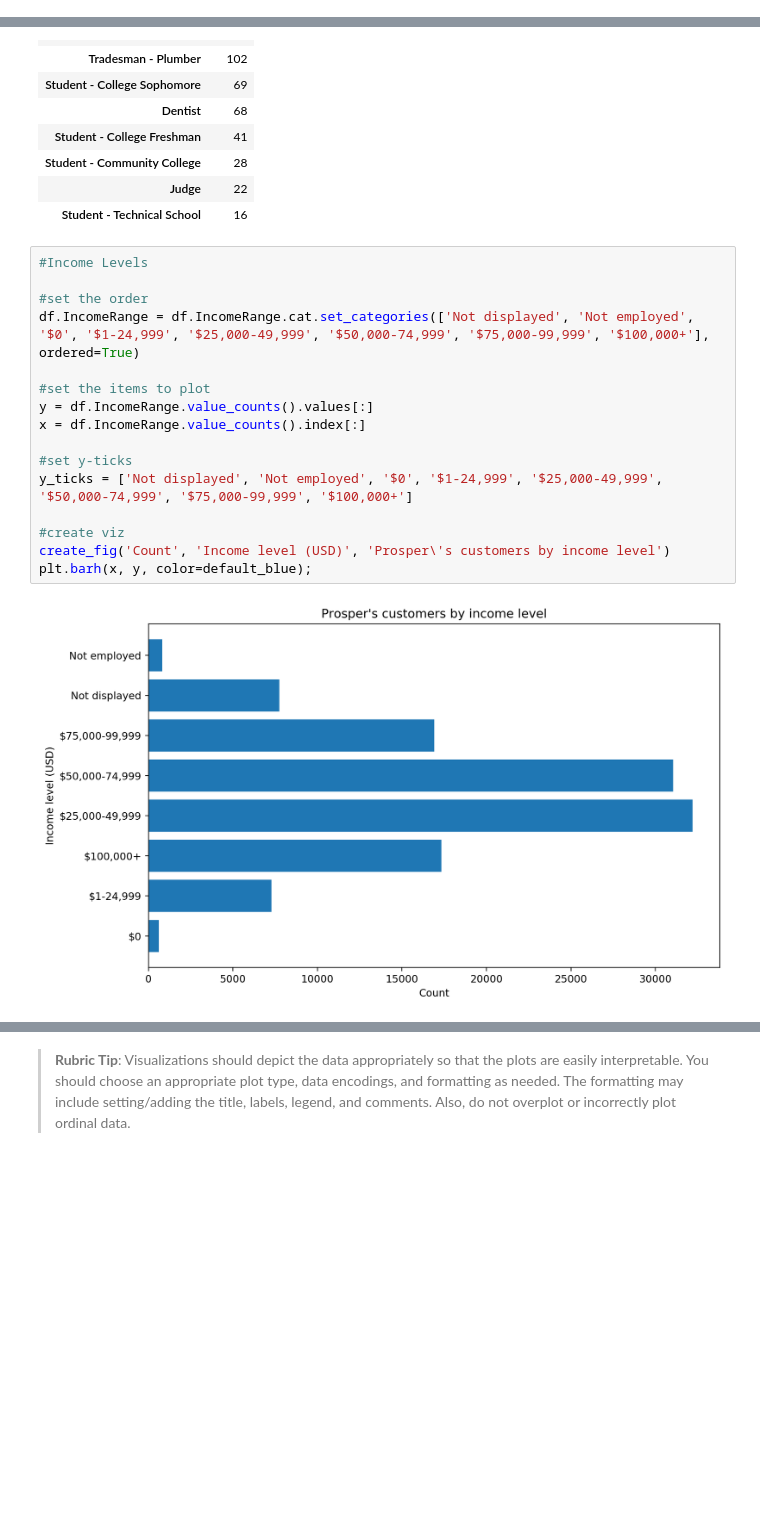
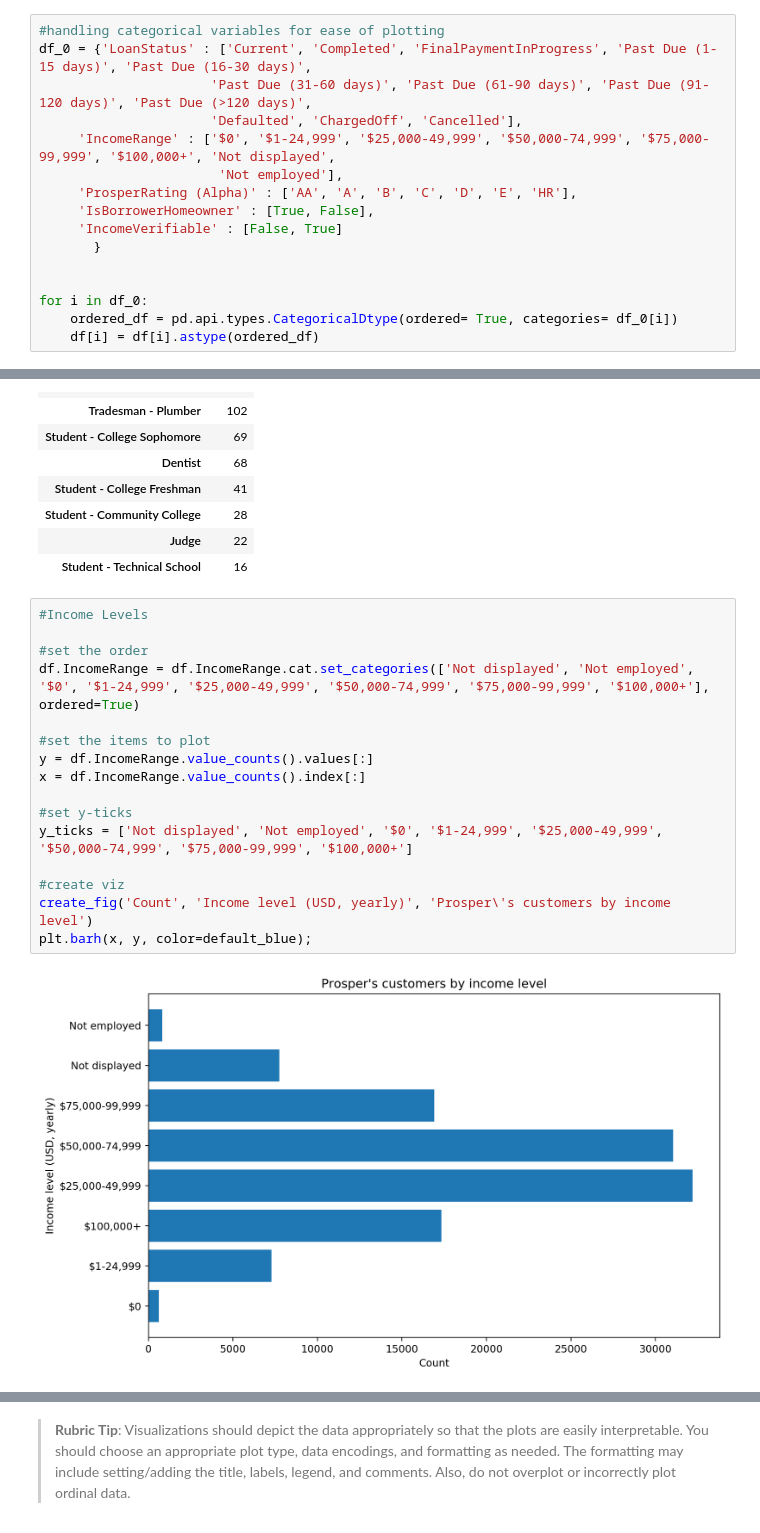
Before and after one commit to brk-a/alx-t-data-analyst, a Jupyter notebook: 0x02-project_3_visualise_data/Part_I_exploration_template.ipynb, the cells around one changed output, grey strips where cells are left out. Drawn from its saved outputs; the diff is of its cells as text; blank space fills up the shorter version.

```diff
--- a/0x02-project_3_visualise_data/Part_I_exploration_template.ipynb
+++ b/0x02-project_3_visualise_data/Part_I_exploration_template.ipynb
@@ -356,6 +416,22 @@ Name: LoanOriginationDate, dtype: datetime64[ns]
 #change the type of variables `Occupation` and `IncomeRange` to `category`
 df.Occupation = df.Occupation.astype("category")
 df.IncomeRange = df.IncomeRange.astype("category")
+# %%
+#handling categorical variables for ease of plotting
+df_0 = {'LoanStatus' : ['Current', 'Completed', 'FinalPaymentInProgress', 'Past Due (1-15 days)', 'Past Due (16-30 days)',
+                      'Past Due (31-60 days)', 'Past Due (61-90 days)', 'Past Due (91-120 days)', 'Past Due (>120 days)',
+                      'Defaulted', 'ChargedOff', 'Cancelled'],
+     'IncomeRange' : ['$0', '$1-24,999', '$25,000-49,999', '$50,000-74,999', '$75,000-99,999', '$100,000+', 'Not displayed',
+                       'Not employed'],
+     'ProsperRating (Alpha)' : ['AA', 'A', 'B', 'C', 'D', 'E', 'HR'],
+     'IsBorrowerHomeowner' : [True, False],
+     'IncomeVerifiable' : [False, True]
+       }
+
+
+for i in df_0:
+    ordered_df = pd.api.types.CategoricalDtype(ordered= True, categories= df_0[i])
+    df[i] = df[i].astype(ordered_df)
 # %%
 df.info()
 # %% [output]
@@ -663,18 +740,18 @@ bottom_ten
 # %%
 #Income Levels
 
 #set the order
 df.IncomeRange = df.IncomeRange.cat.set_categories(['Not displayed', 'Not employed', '$0', '$1-24,999', '$25,000-49,999', '$50,000-74,999', '$75,000-99,999', '$100,000+'], ordered=True)
 
 #set the items to plot
 y = df.IncomeRange.value_counts().values[:]
 x = df.IncomeRange.value_counts().index[:]
 
 #set y-ticks
 y_ticks = ['Not displayed', 'Not employed', '$0', '$1-24,999', '$25,000-49,999', '$50,000-74,999', '$75,000-99,999', '$100,000+']
 
 #create viz
-create_fig('Count', 'Income level (USD)', 'Prosper\'s customers by income level')
+create_fig('Count', 'Income level (USD, yearly)', 'Prosper\'s customers by income level')
 plt.barh(x, y, color=default_blue);
 # %% [output]
-[figure, old version]
+[figure, new version]
```
Also changed, not shown: parts of 18 cells of this notebook.
